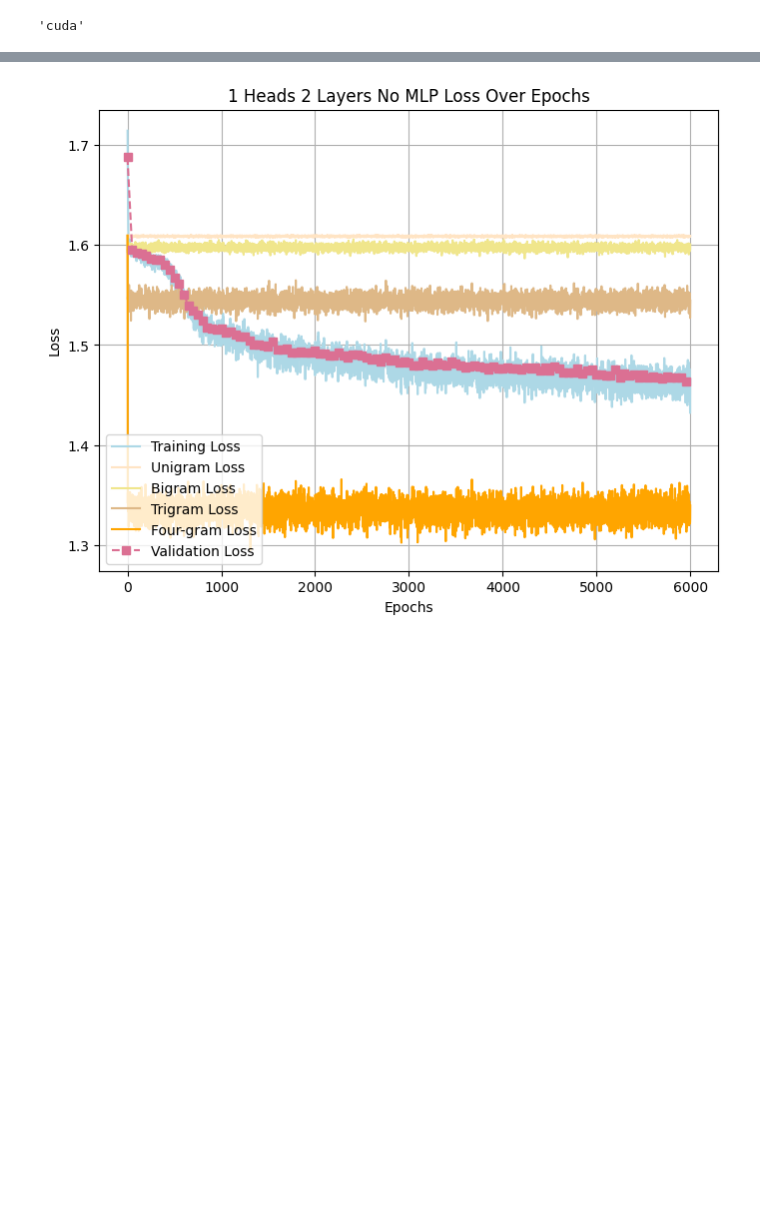
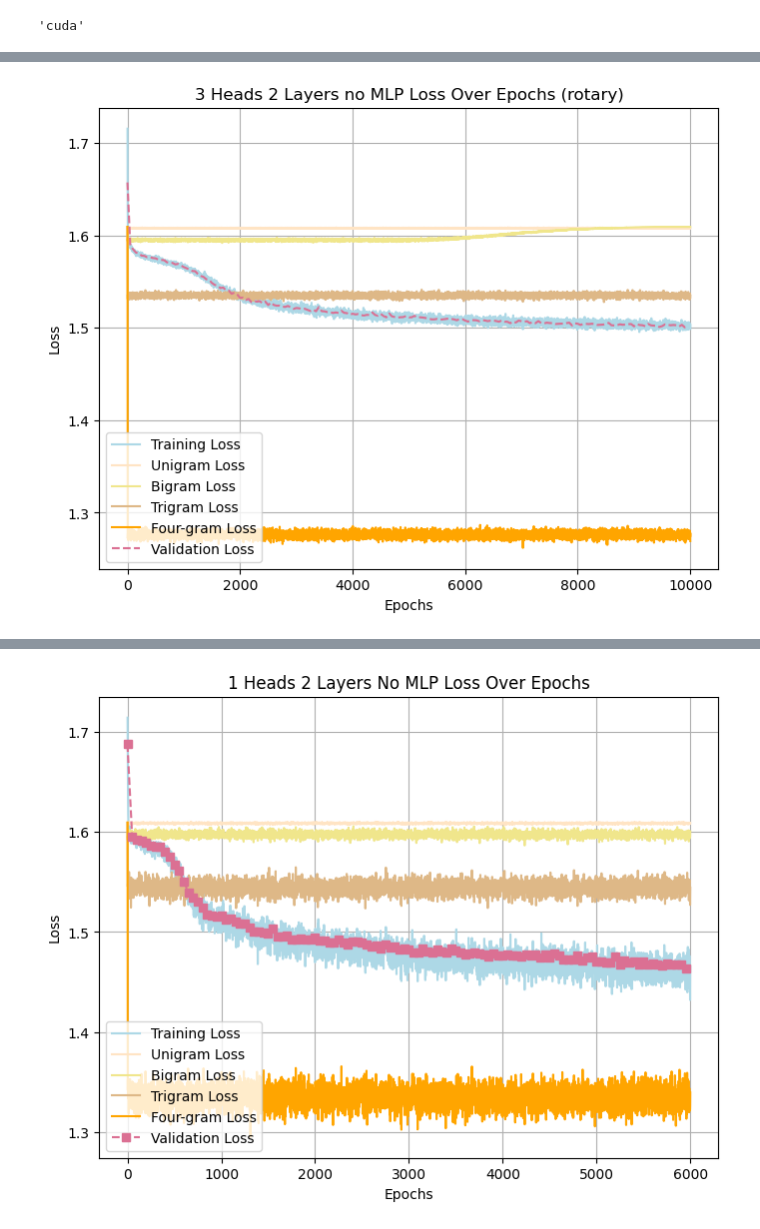
Before and after one commit to ezyhdxm/ICL, a Jupyter notebook: markov_attn.ipynb, the cells around one changed output, grey strips where cells are left out. Cells and saved outputs as stored; diff of their text form; code cells hidden in the pictures; blank space fills up the shorter version.

```diff
--- a/markov_attn.ipynb
+++ b/markov_attn.ipynb
@@ -255,0 +253,4 @@ Line #      Hits         Time  Per Hit   % Time  Line Contents
+# %%
+get_loss_plots(config, train_losses, eval_losses, eval_steps, ngramLosses)
+# %% [output]
+[figure, added]
```
Also changed, not shown: parts of 12 cells of this notebook, 6 other files.
